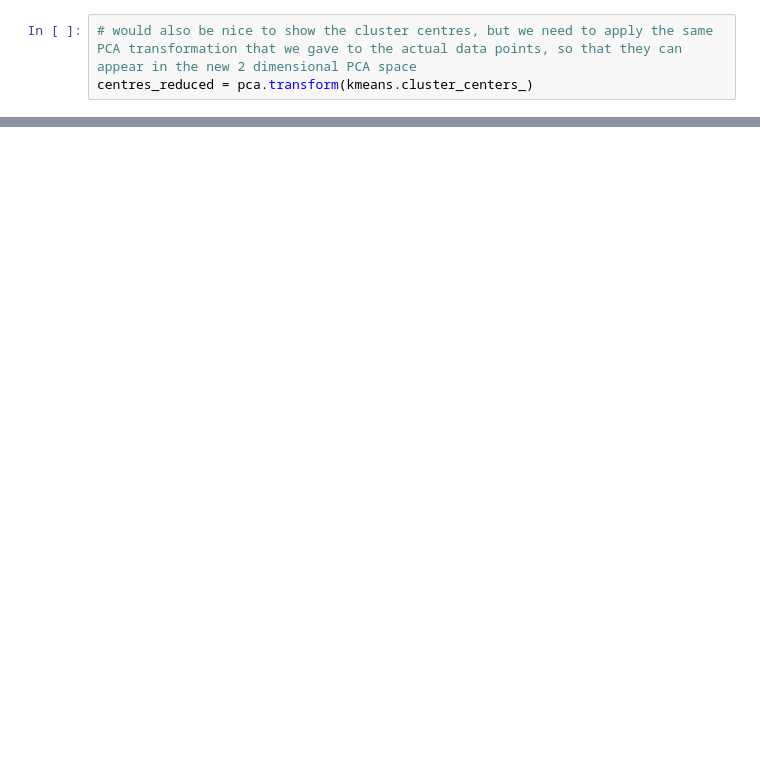
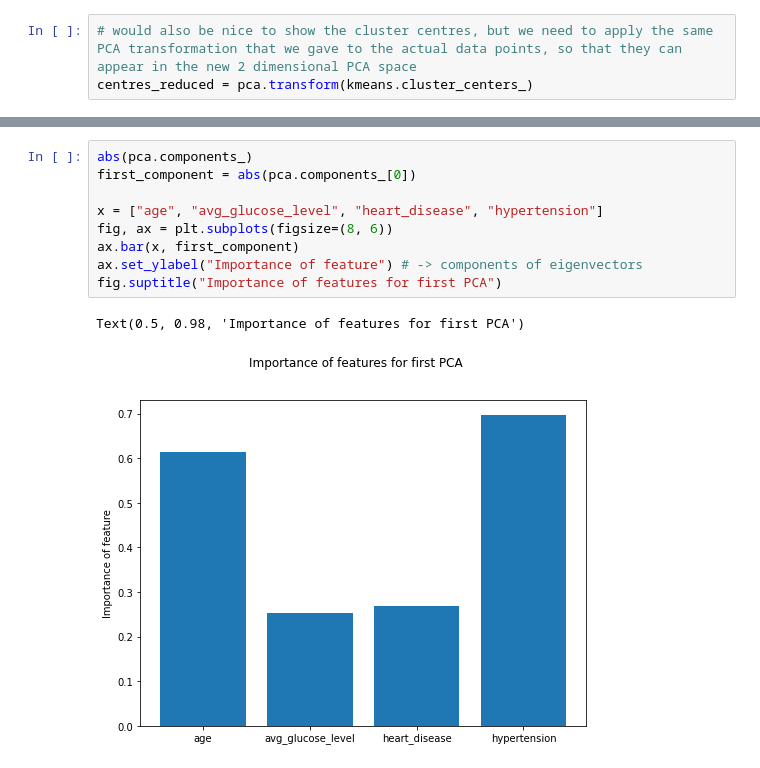
Before and after one commit to lrnz-asnprs/stroke-prediction-project, a Jupyter notebook: notebooks/hand-in notebooks/Cluster_section_hand-in.ipynb, the cells around one changed output, grey strips where cells are left out. Drawn from its saved outputs; the diff is of its cells as text; blank space fills up the shorter version.

```diff
--- a/notebooks/hand-in notebooks/Cluster_section_hand-in.ipynb
+++ b/notebooks/hand-in notebooks/Cluster_section_hand-in.ipynb
@@ -401,0 +462,12 @@ plt.show()
+# %%
+abs(pca.components_)
+first_component = abs(pca.components_[0])
+
+x = ["age", "avg_glucose_level", "heart_disease", "hypertension"]
+fig, ax = plt.subplots(figsize=(8, 6))
+ax.bar(x, first_component)
+ax.set_ylabel("Importance of feature") # -> components of eigenvectors
+fig.suptitle("Importance of features for first PCA")
+# %% [output]
+Text(0.5, 0.98, 'Importance of features for first PCA')
+[figure, added]
```
Also changed, not shown: parts of 14 cells of this notebook.
